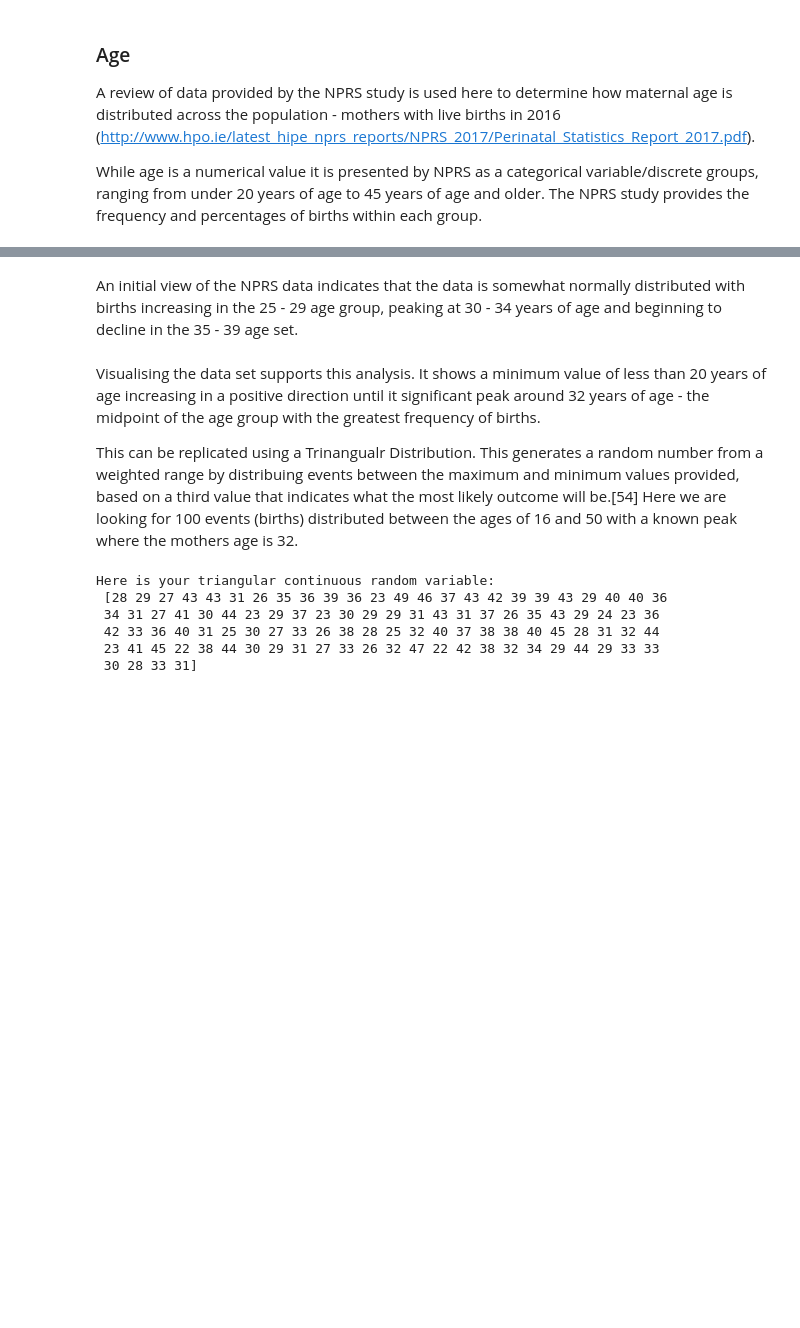
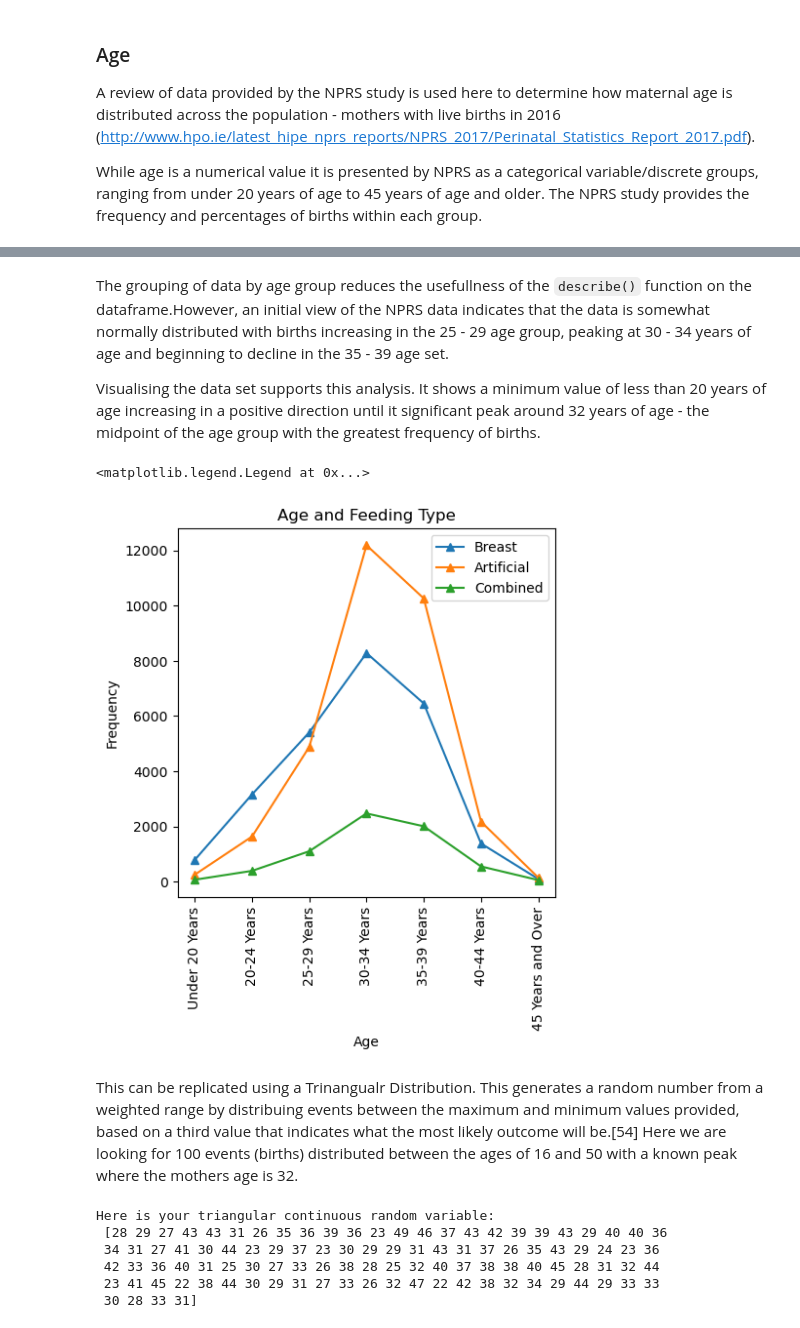
Before and after one commit to SharonNicG/52465-Project, a Jupyter notebook: Simulated Phenomenon.ipynb, the cells around one changed output, grey strips where cells are left out. Drawn from its saved outputs; the diff is of its cells as text; code cells hidden in the pictures; blank space fills up the shorter version.

Commit message:
Added plot for first variable

```diff
--- a/Simulated Phenomenon.ipynb
+++ b/Simulated Phenomenon.ipynb
@@ -86,15 +86,15 @@ A review of data provided by the NPRS study is used here to determine how matern
 While age is a numerical value it is presented by NPRS as a categorical variable/discrete groups, ranging from under 20 years of age to 45 years of age and older. The NPRS study provides the frequency and percentages of births within each group.
 # %%
 # Downloaded NPRS_Age.csv from CITE
-data = pd.read_csv("Data/Age_and_Feeding_Type.csv", index_col='Age Group')
+age = pd.read_csv("Data/Age_and_Feeding_Type.csv", index_col='Age Group')
 
 # Other source: https://stackoverflow.com/questions/43983622/remove-unnamed-columns-in-pandas-dataframe
 
 # https://www.w3resource.com/pandas/dataframe/dataframe-t.php
-data = data.T
-data = data.iloc[0:4, 0:7]
+age = age.T
+age = age.iloc[0:4, 0:7]
 
-data
+age
 # %% [output]
 | Age Group | Under 20 Years | 20-24 Years | 25-29 Years | 30-34 Years | 35-39 Years | 40-44 Years | 45 Years and Over |
 | Artificial | 786 | 3158 | 5409 | 8284 | 6458 | 1380 | 94 |
@@ -102,11 +102,28 @@ data
 | Combined | 66 | 388 | 1099 | 2470 | 2004 | 548 | 54 |
 | Total | 1102 | 5178 | 11391 | 22947 | 18728 | 4101 | 292 |
 # %% [markdown]
-An initial view of the NPRS data indicates that the data is somewhat normally distributed with births increasing in the 25 - 29 age group, peaking at 30 - 34 years of age and beginning to decline in the 35 - 39 age set.
+The grouping of data by age group reduces the usefullness of the `describe()` function on the dataframe.However, an initial view of the NPRS data indicates that the data is somewhat normally distributed with births increasing in the 25 - 29 age group, peaking at 30 - 34 years of age and beginning to decline in the 35 - 39 age set.
+
+Visualising the data set supports this analysis. It shows a minimum value of less than 20 years of age increasing in a positive direction until it significant peak around 32 years of age - the midpoint of the age group with the greatest frequency of births.
+# %%
+fig, ax = plt.subplots(figsize=(5, 5), dpi=100)
+x_pos = np.arange(7)
+
+ax.plot(x_pos, age.iloc[0, :], marker='^', label='Breast')
+ax.plot(x_pos, age.iloc[1, :], marker='^', label='Artificial')
+ax.plot(x_pos, age.iloc[2, :], marker='^', label='Combined')
+
+ax.set_title('Age and Feeding Type')
+ax.set_xlabel('Age')
+ax.set_ylabel('Frequency')
+
+ax.set_xticks(x_pos)
+ax.set_xticklabels(age.columns, rotation=90)
+ax.legend(loc="best")
+# %% [output]
+<matplotlib.legend.Legend at 0x...>
+[figure, added]
 # %% [markdown]
-Visualising the data set supports this analysis.
-It shows a minimum value of less than 20 years of age increasing in a positive direction until it significant peak around 32 years of age - the midpoint of the age group with the greatest frequency of births.
-
 This can be replicated using a Trinangualr Distribution. This generates a random number from a weighted range by distribuing events between the maximum and minimum values provided, based on a third value that indicates what the most likely outcome will be.[54] Here we are looking for 100 events (births) distributed between the ages of 16 and 50 with a known peak where the mothers age is 32.
 # %%
 # Here we are looking for a random array with a lower limit of 16 an upper limit of 50
```
